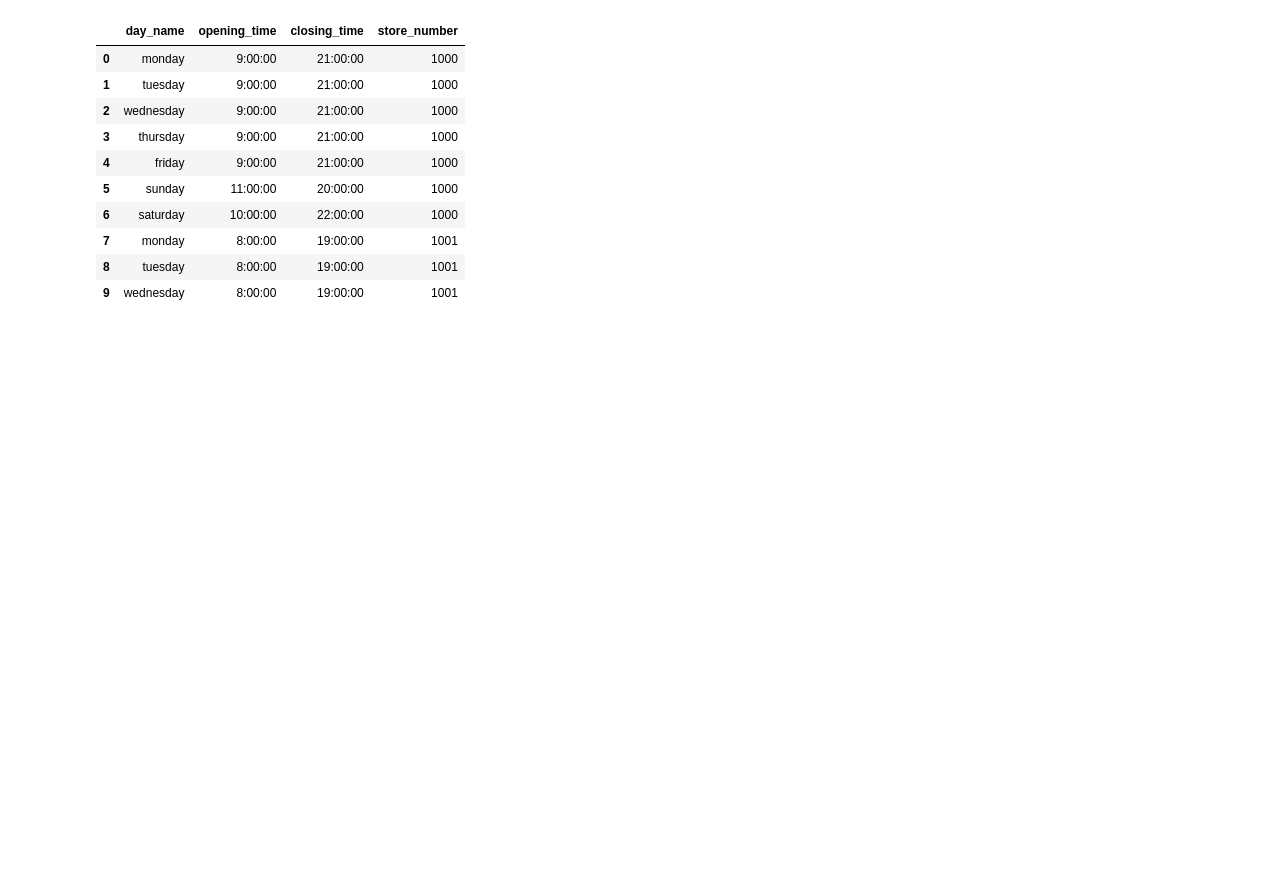
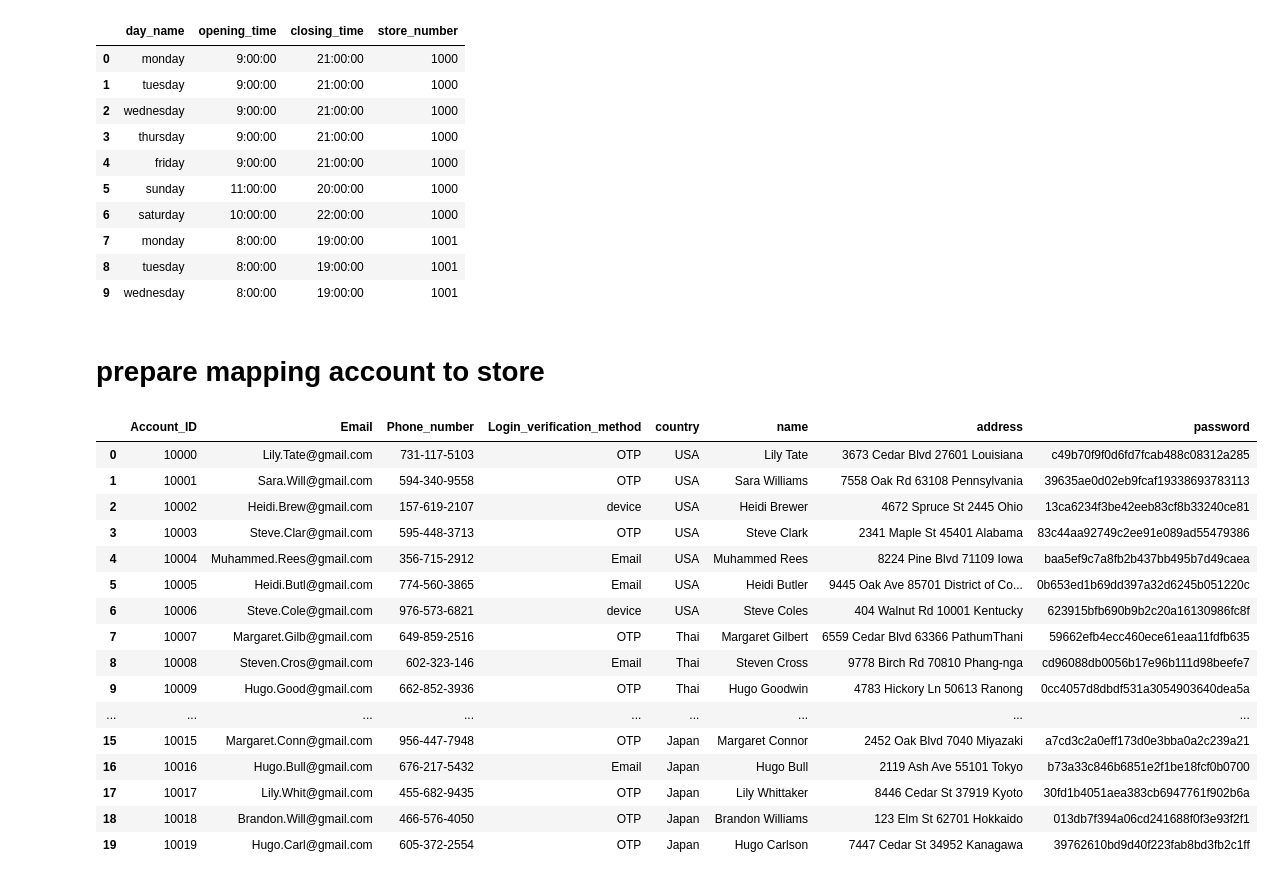
Before and after one commit to MarT1AZ/Apple_DB, a Jupyter notebook: Generating_script/GenData_AppleDB.ipynb, the cells around one changed output. Cells and saved outputs as stored; diff of their text form; code cells hidden in the pictures; blank space fills up the shorter version.

```diff
--- a/Generating_script/GenData_AppleDB.ipynb
+++ b/Generating_script/GenData_AppleDB.ipynb
@@ -395,3 +395,25 @@ week_day_df[:10]
 | 9 | wednesday | 8:00:00 | 19:00:00 | 1001 |
 # %%
 week_day_df.to_csv('Week_day.csv')
+# %% [markdown]
+# prepare mapping account to store
+# %%
+Account_df
+# %% [output]
+|  | Account_ID | Email | Phone_number | Login_verification_method | country | name | address | password |
+| 0 | 10000 | Lily.Tate@gmail.com | 731-117-5103 | OTP | USA | Lily Tate | 3673 Cedar Blvd 27601 Louisiana | c49b70f9f0d6fd7fcab488c08312a285 |
+| 1 | 10001 | Sara.Will@gmail.com | 594-340-9558 | OTP | USA | Sara Williams | 7558 Oak Rd 63108 Pennsylvania | 39635ae0d02eb9fcaf19338693783113 |
+| 2 | 10002 | Heidi.Brew@gmail.com | 157-619-2107 | device | USA | Heidi Brewer | 4672 Spruce St 2445 Ohio | 13ca6234f3be42eeb83cf8b33240ce81 |
+| 3 | 10003 | Steve.Clar@gmail.com | 595-448-3713 | OTP | USA | Steve Clark | 2341 Maple St 45401 Alabama | 83c44aa92749c2ee91e089ad55479386 |
+| 4 | 10004 | Muhammed.Rees@gmail.com | 356-715-2912 | Email | USA | Muhammed Rees | 8224 Pine Blvd 71109 Iowa | baa5ef9c7a8fb2b437bb495b7d49caea |
+| 5 | 10005 | Heidi.Butl@gmail.com | 774-560-3865 | Email | USA | Heidi Butler | 9445 Oak Ave 85701 District of Co... | 0b653ed1b69dd397a32d6245b051220c |
+| 6 | 10006 | Steve.Cole@gmail.com | 976-573-6821 | device | USA | Steve Coles | 404 Walnut Rd 10001 Kentucky | 623915bfb690b9b2c20a16130986fc8f |
+| 7 | 10007 | Margaret.Gilb@gmail.com | 649-859-2516 | OTP | Thai | Margaret Gilbert | 6559 Cedar Blvd 63366 PathumThani | 59662efb4ecc460ece61eaa11fdfb635 |
+| 8 | 10008 | Steven.Cros@gmail.com | 602-323-146 | Email | Thai | Steven Cross | 9778 Birch Rd 70810 Phang-nga | cd96088db0056b17e96b111d98beefe7 |
+| 9 | 10009 | Hugo.Good@gmail.com | 662-852-3936 | OTP | Thai | Hugo Goodwin | 4783 Hickory Ln 50613 Ranong | 0cc4057d8dbdf531a3054903640dea5a |
+| ... | ... | ... | ... | ... | ... | ... | ... | ... |
+| 15 | 10015 | Margaret.Conn@gmail.com | 956-447-7948 | OTP | Japan | Margaret Connor | 2452 Oak Blvd 7040 Miyazaki | a7cd3c2a0eff173d0e3bba0a2c239a21 |
+| 16 | 10016 | Hugo.Bull@gmail.com | 676-217-5432 | Email | Japan | Hugo Bull | 2119 Ash Ave 55101 Tokyo | b73a33c846b6851e2f1be18fcf0b0700 |
+| 17 | 10017 | Lily.Whit@gmail.com | 455-682-9435 | OTP | Japan | Lily Whittaker | 8446 Cedar St 37919 Kyoto | 30fd1b4051aea383cb6947761f902b6a |
+| 18 | 10018 | Brandon.Will@gmail.com | 466-576-4050 | OTP | Japan | Brandon Williams | 123 Elm St 62701 Hokkaido | 013db7f394a06cd241688f0f3e93f2f1 |
+| 19 | 10019 | Hugo.Carl@gmail.com | 605-372-2554 | OTP | Japan | Hugo Carlson | 7447 Cedar St 34952 Kanagawa | 39762610bd9d40f223fab8bd3fb2c1ff |
```
Also changed, not shown: parts of 7 cells of this notebook.
